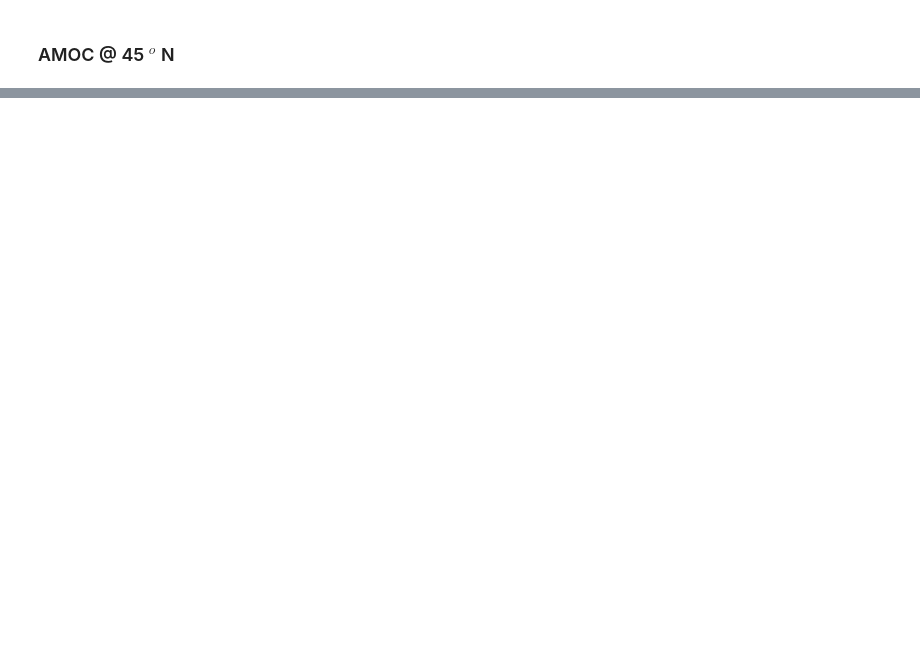
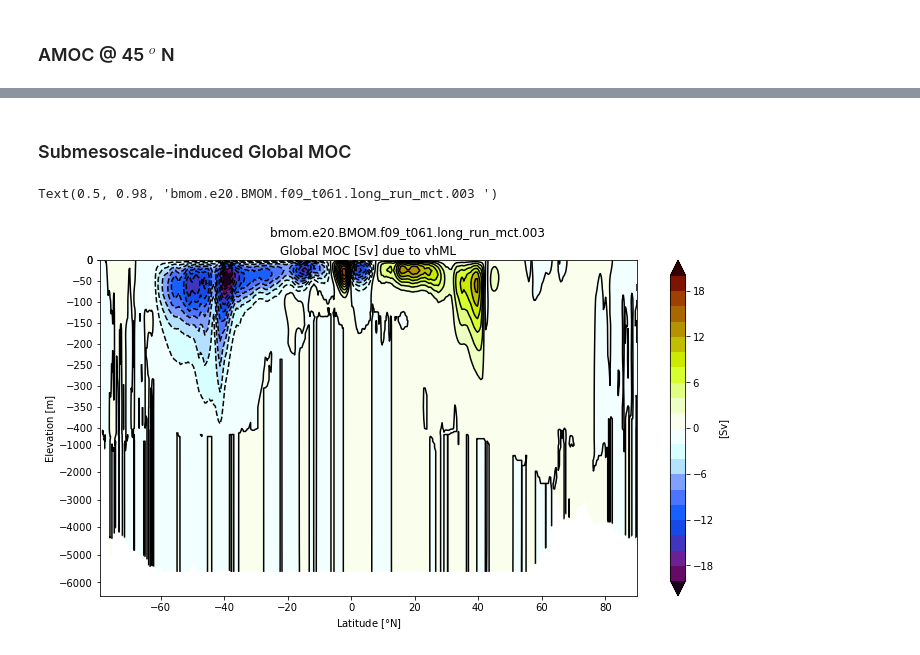
Before and after one commit to NCAR/mom6-tools, a Jupyter notebook: docs/source/examples/meridional_overturning.ipynb, the cells around one changed output, grey strips where cells are left out. Drawn from its saved outputs; the diff is of its cells as text; code cells hidden in the pictures; blank space fills up the shorter version.

```diff
--- a/docs/source/examples/meridional_overturning.ipynb
+++ b/docs/source/examples/meridional_overturning.ipynb
@@ -192,0 +191,30 @@ plt.legend(fontsize=14)
+# %% [markdown]
+### Submesoscale-induced Global MOC
+# %%
+# create a ndarray subclass
+class C(numpy.ndarray): pass
+
+if 'vhml' in ds.variables:
+  varName = 'vhml'; conversion_factor = 1.e-9
+else: raise Exception('Could not find "vhml" in file "%s"'%(args.infile+args.monthly))
+
+tmp = np.ma.masked_invalid(ds[varName].sel(time=slice(ti,tf)).mean('time').data)
+tmp = tmp[:].filled(0.)
+VHmod = tmp.view(C)
+VHmod.units = ds[varName].units
+
+# Global MOC
+m6plot.setFigureSize([16,9],576,debug=False)
+axis = plt.gca()
+cmap = plt.get_cmap('dunnePM')
+z = Zmod.min(axis=-1); psiPlot = MOCpsi(VHmod)*conversion_factor
+psiPlot = 0.5 * (psiPlot[0:-1,:]+psiPlot[1::,:])
+#yy = y[1:,:].max(axis=-1)+0*z
+yy = grd.geolat_c[:,:].max(axis=-1)+0*z
+ci=m6plot.pmCI(0.,20.,2.)
+plotPsi(yy, z, psiPlot, ci, 'Global MOC [Sv] due to vhML', zval=[0.,-400.,-6500.])
+plt.xlabel(r'Latitude [$\degree$N]')
+plt.suptitle(case_name)
+# %% [output]
+Text(0.5, 0.98, 'bmom.e20.BMOM.f09_t061.long_run_mct.003 ')
+[figure, added]
```
Also changed, not shown: parts of 10 cells of this notebook, 8 other files.
